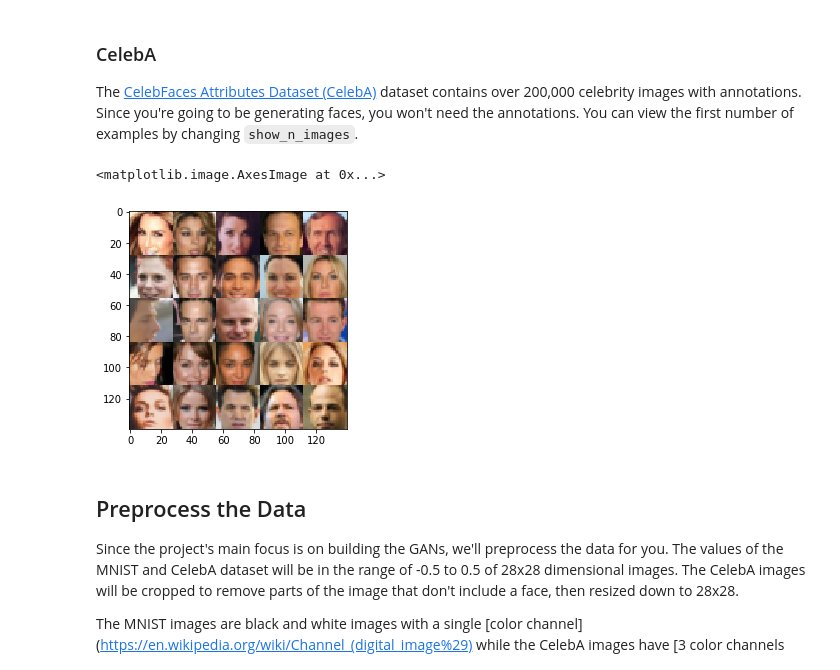
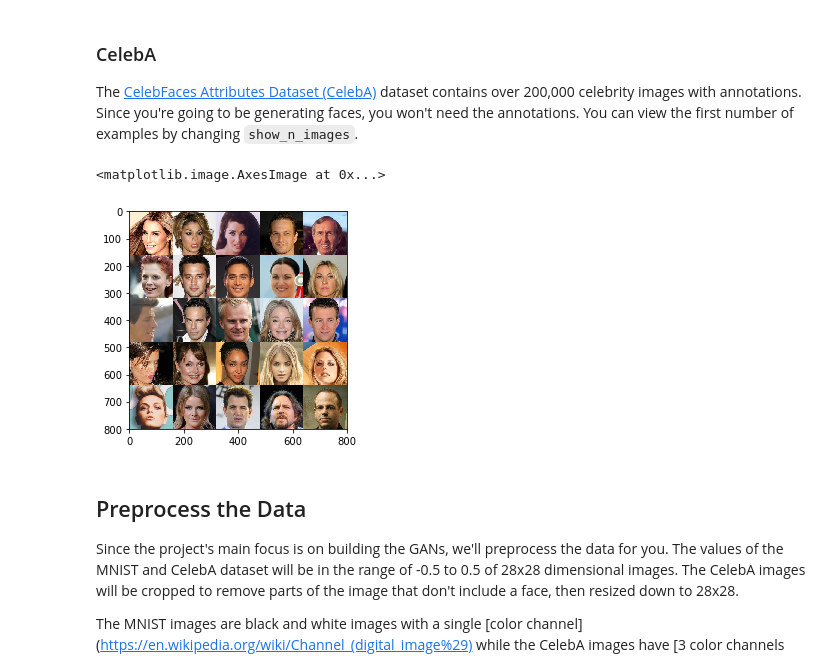
Before and after one commit to ZmeiGorynych/deep-learning, a Jupyter notebook: face_generation/dlnd_face_generation_wgan.ipynb, the cells around one changed output. Saved outputs shown, nothing was run; the diff lists cells and outputs as text; code cells hidden in the pictures.

```diff
--- a/face_generation/dlnd_face_generation_wgan.ipynb
+++ b/face_generation/dlnd_face_generation_wgan.ipynb
@@ -52,14 +57,14 @@ The [CelebFaces Attributes Dataset (CelebA)](http://mmlab.ie.cuhk.edu.hk/project
 # %%
 show_n_images = 25
 
 """
 DON'T MODIFY ANYTHING IN THIS CELL
 """
-mnist_images = helper.get_batch(glob(os.path.join(data_dir, 'img_align_celeba/*.jpg'))[:show_n_images], 28, 28, 'RGB')
+mnist_images = helper.get_batch(glob(os.path.join(data_dir, 'img_align_celeba/*.jpg'))[:show_n_images], 160, 160, 'RGB')
 pyplot.imshow(helper.images_square_grid(mnist_images, 'RGB'))
 # %% [output]
 <matplotlib.image.AxesImage at 0x...>
-[figure, old version]
+[figure, new version]
 # %% [markdown]
 ## Preprocess the Data
 Since the project's main focus is on building the GANs, we'll preprocess the data for you.  The values of the MNIST and CelebA dataset will be in the range of -0.5 to 0.5 of 28x28 dimensional images.  The CelebA images will be cropped to remove parts of the image that don't include a face, then resized down to 28x28.
```
Also changed, not shown: parts of 6 cells of this notebook, 4 other files.
